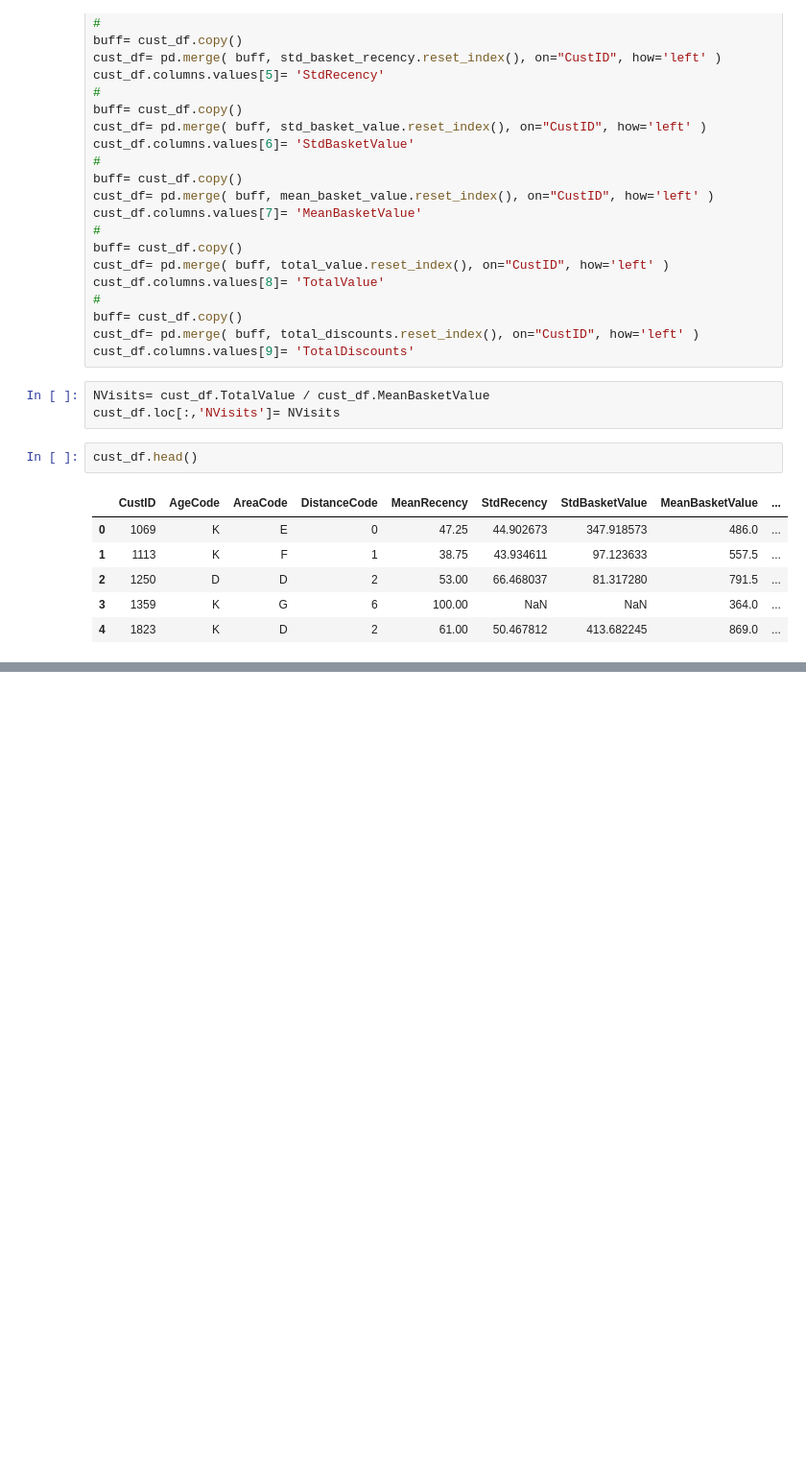
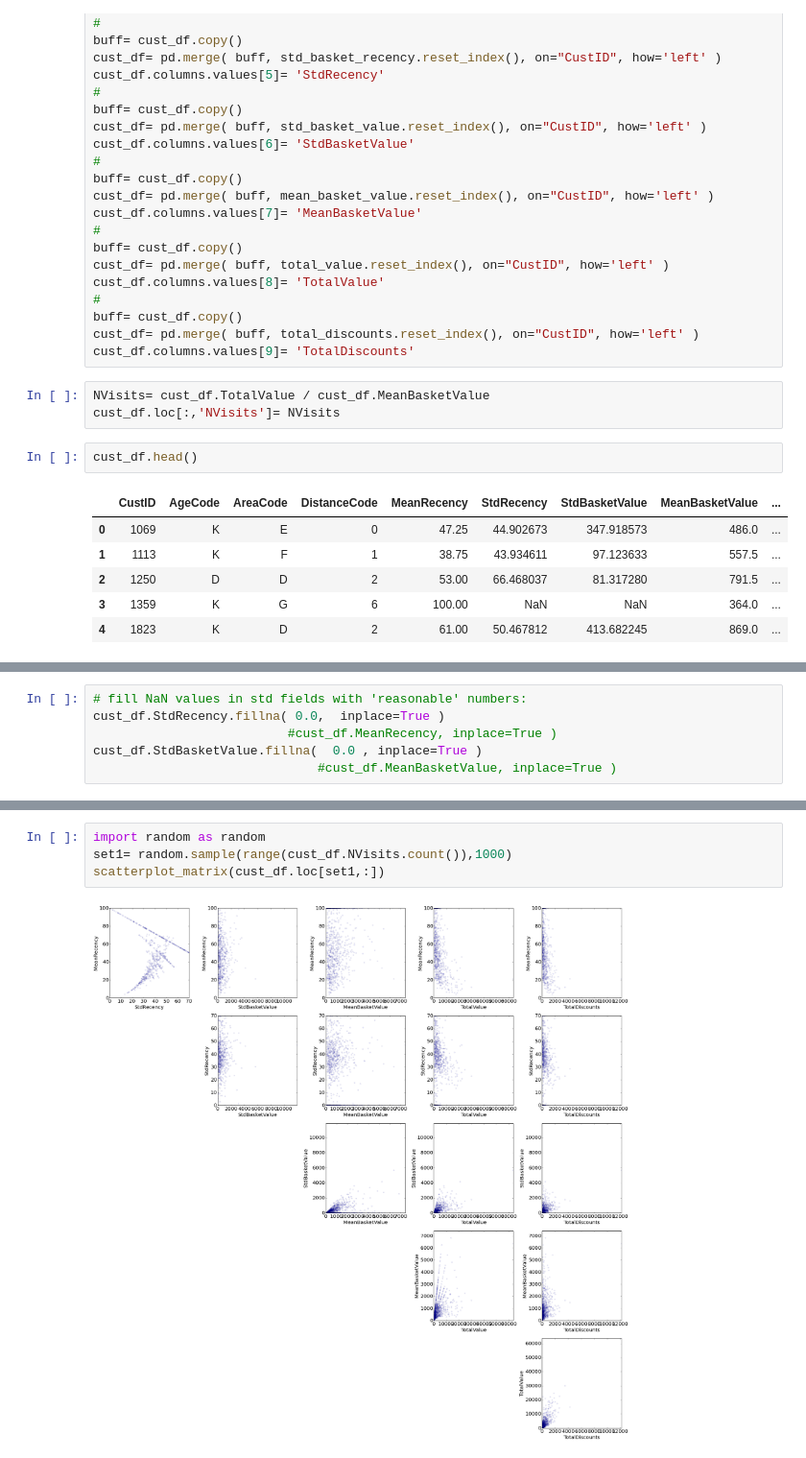
Before and after one commit to dwpsutton/market-basket, a Jupyter notebook: CustomerSegmentation.ipynb, the cells around one changed output, grey strips where cells are left out. Shown: that part at 96% size. Cells and saved outputs as stored; diff of their text form; blank space fills up the shorter version.

Commit message:
Adde scatterplots.

```diff
--- a/CustomerSegmentation.ipynb
+++ b/CustomerSegmentation.ipynb
@@ -143,0 +117,6 @@ dtype: int64
+# %%
+# fill NaN values in std fields with 'reasonable' numbers:
+cust_df.StdRecency.fillna( 0.0,  inplace=True )
+                          #cust_df.MeanRecency, inplace=True )
+cust_df.StdBasketValue.fillna(  0.0 , inplace=True )
+                              #cust_df.MeanBasketValue, inplace=True )
@@ -143,0 +175,6 @@ dtype: int64
+# %%
+import random as random
+set1= random.sample(range(cust_df.NVisits.count()),1000)
+scatterplot_matrix(cust_df.loc[set1,:])
+# %% [output]
+[figure, added]
```
Also changed, not shown: parts of 5 cells of this notebook.
